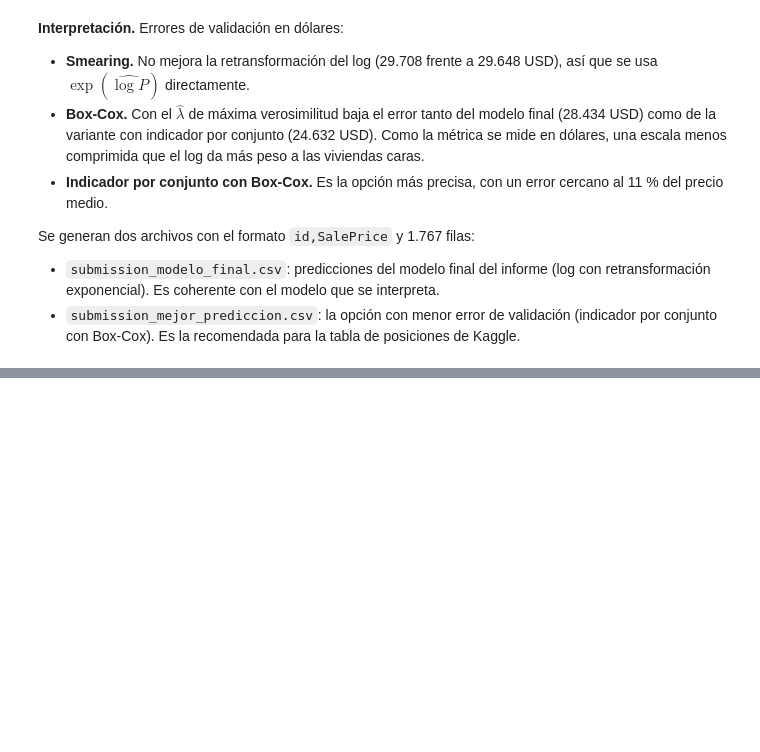
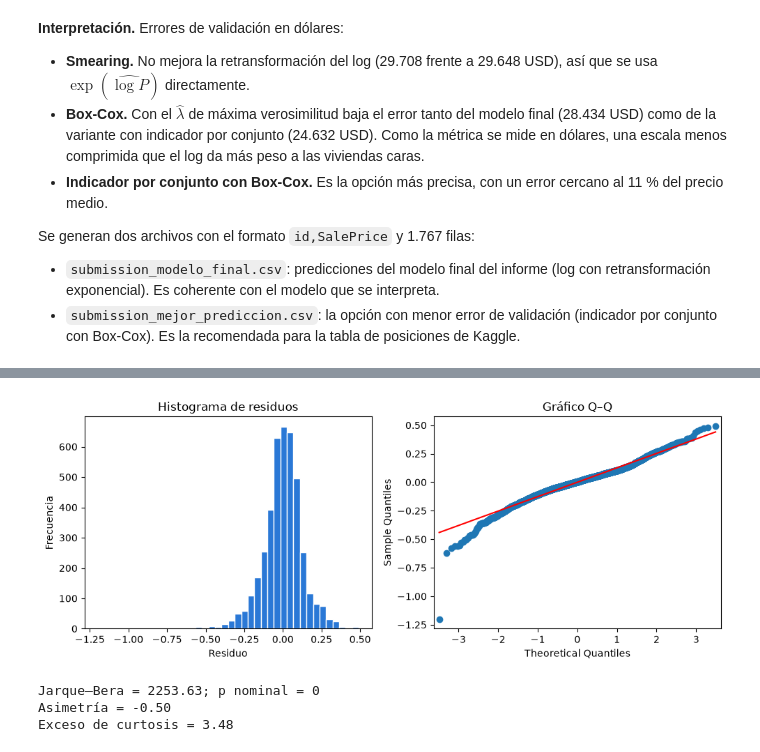
Before and after one commit to DiegoFS99/proyecto-mae, a Jupyter notebook: modelo_regresion_lineal.ipynb, the cells around one changed output, grey strips where cells are left out. Drawn from its saved outputs; the diff is of its cells as text; code cells hidden in the pictures; blank space fills up the shorter version.

```diff
--- a/modelo_regresion_lineal.ipynb
+++ b/modelo_regresion_lineal.ipynb
@@ -1797,0 +1876,18 @@ Se generan dos archivos con el formato `id,SalePrice` y 1.767 filas:
+# %%
+fig, axes = plt.subplots(1, 2, figsize=(10, 4))
+axes[0].hist(residuos, bins=40, color=AZUL, edgecolor='white')
+axes[0].set(xlabel='Residuo', ylabel='Frecuencia', title='Histograma de residuos')
+sm.qqplot(residuos, line='s', ax=axes[1])
+axes[1].set_title('Gráfico Q–Q')
+plt.tight_layout()
+plt.show()
+
+jb = stats.jarque_bera(residuos)
+print(f'Jarque–Bera = {jb.statistic:.2f}; p nominal = {jb.pvalue:.3g}')
+print(f'Asimetría = {stats.skew(residuos):.2f}')
+print(f'Exceso de curtosis = {stats.kurtosis(residuos):.2f}')
+# %% [output]
+[figure, added]
+Jarque–Bera = 2253.63; p nominal = 0
+Asimetría = -0.50
+Exceso de curtosis = 3.48
```
Also changed, not shown: parts of 31 cells of this notebook, 6 other files.
